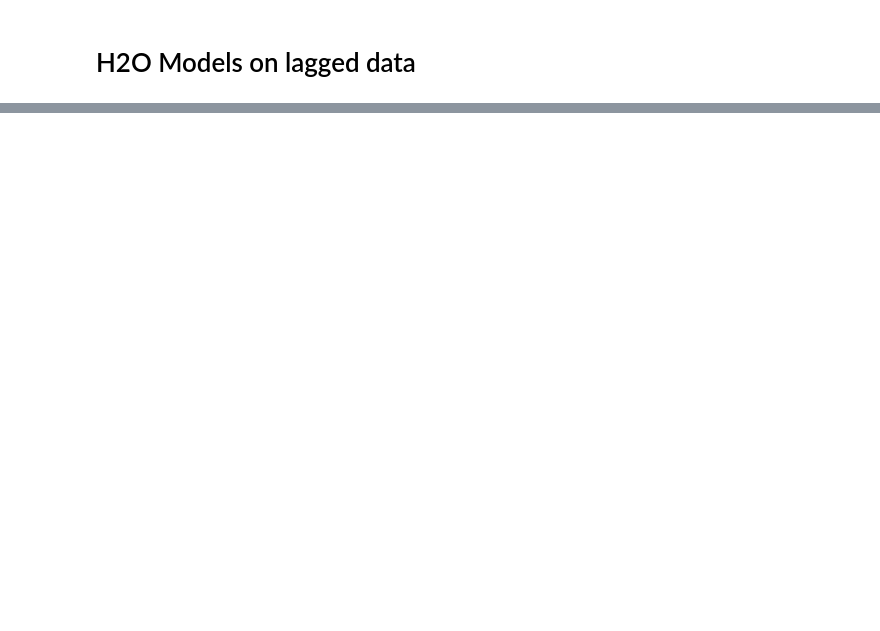
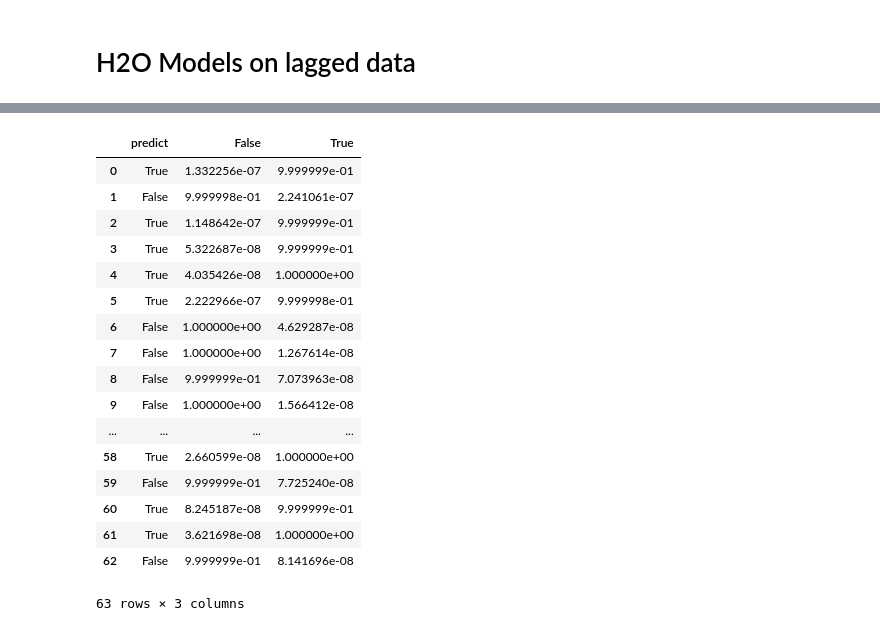
Before and after one commit to ViktorMalesevic/Bitcoin-NLP-Strategy, a Jupyter notebook: 10_lagged_data_h2o_model.ipynb, the cells around one changed output, grey strips where cells are left out. Drawn from its saved outputs; the diff is of its cells as text; code cells hidden in the pictures; blank space fills up the shorter version.

```diff
--- a/10_lagged_data_h2o_model.ipynb
+++ b/10_lagged_data_h2o_model.ipynb
@@ -131,0 +158,21 @@ AutoML progress: |████████████████████
+# %%
+predictions
+# %% [output]
+|  | predict | False | True |
+| 0 | True | 1.332256e-07 | 9.999999e-01 |
+| 1 | False | 9.999998e-01 | 2.241061e-07 |
+| 2 | True | 1.148642e-07 | 9.999999e-01 |
+| 3 | True | 5.322687e-08 | 9.999999e-01 |
+| 4 | True | 4.035426e-08 | 1.000000e+00 |
+| 5 | True | 2.222966e-07 | 9.999998e-01 |
+| 6 | False | 1.000000e+00 | 4.629287e-08 |
+| 7 | False | 1.000000e+00 | 1.267614e-08 |
+| 8 | False | 9.999999e-01 | 7.073963e-08 |
+| 9 | False | 1.000000e+00 | 1.566412e-08 |
+| ... | ... | ... | ... |
+| 58 | True | 2.660599e-08 | 1.000000e+00 |
+| 59 | False | 9.999999e-01 | 7.725240e-08 |
+| 60 | True | 8.245187e-08 | 9.999999e-01 |
+| 61 | True | 3.621698e-08 | 1.000000e+00 |
+| 62 | False | 9.999999e-01 | 8.141696e-08 |
+63 rows × 3 columns
```
Also changed, not shown: parts of 14 cells of this notebook.
